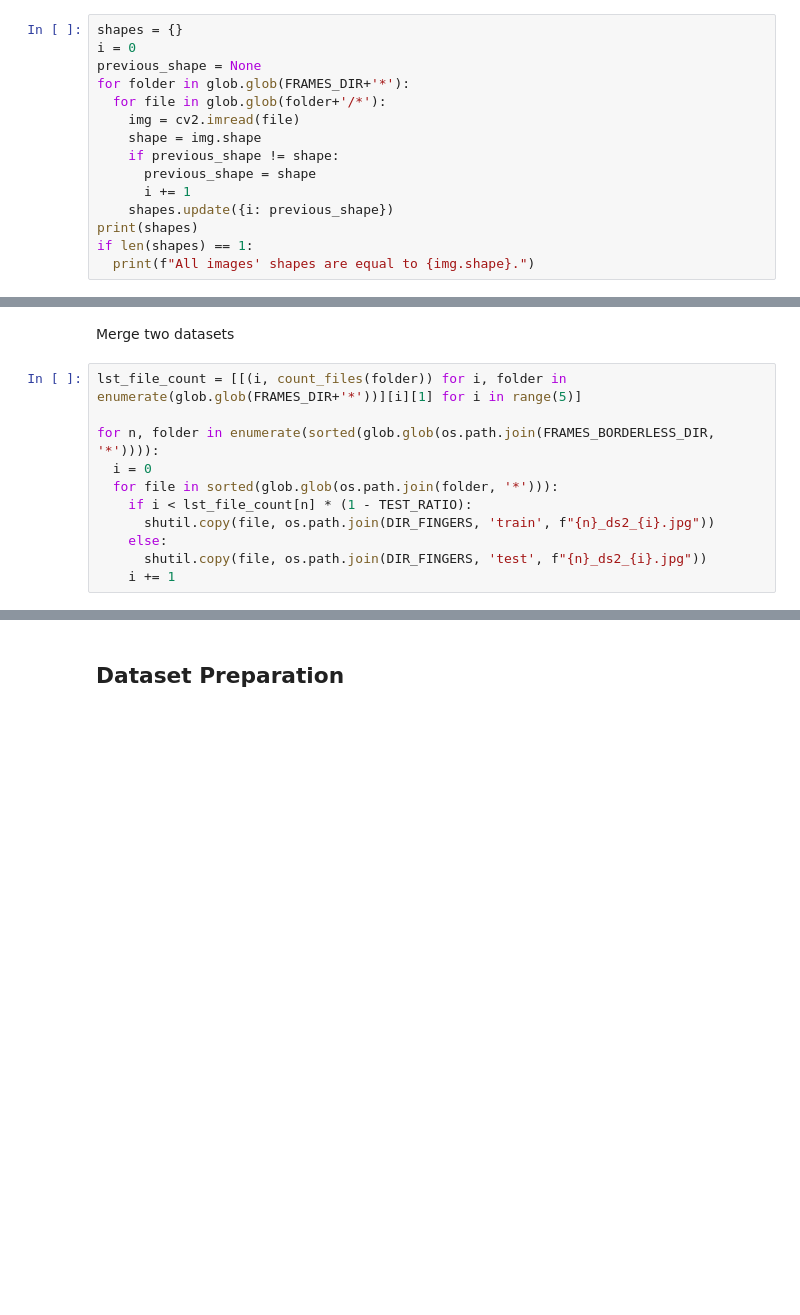
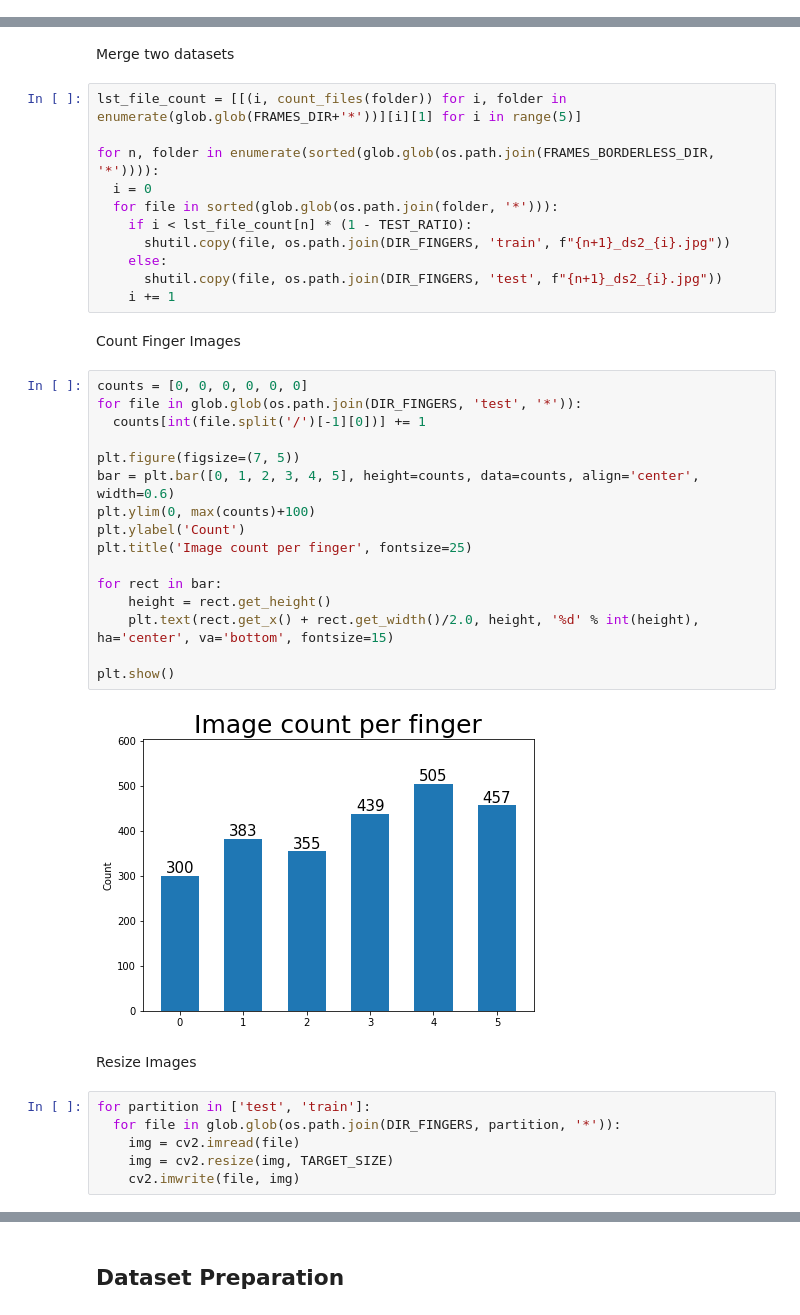
Before and after one commit to Paradiddle131/Finger-Count-Detection-Using-Deep-Learning, a Jupyter notebook: TSL_Preprocessing.ipynb, the cells around one changed output, grey strips where cells are left out. Drawn from its saved outputs; the diff is of its cells as text; blank space fills up the shorter version.

Commit message:
First Train After Merge

```diff
--- a/TSL_Preprocessing.ipynb
+++ b/TSL_Preprocessing.ipynb
@@ -216,15 +202,0 @@ Dimension Check
-# %%
-shapes = {}
-i = 0
-previous_shape = None
-for folder in glob.glob(FRAMES_DIR+'*'):
-  for file in glob.glob(folder+'/*'):
-    img = cv2.imread(file)
-    shape = img.shape
-    if previous_shape != shape:
-      previous_shape = shape
-      i += 1
-    shapes.update({i: previous_shape})
-print(shapes)
-if len(shapes) == 1:
-  print(f"All images' shapes are equal to {img.shape}.")
@@ -279,7 +221,35 @@ for n, folder in enumerate(sorted(glob.glob(os.path.join(FRAMES_BORDERLESS_DIR,
   i = 0
   for file in sorted(glob.glob(os.path.join(folder, '*'))):
     if i < lst_file_count[n] * (1 - TEST_RATIO):
-      shutil.copy(file, os.path.join(DIR_FINGERS, 'train', f"{n}_ds2_{i}.jpg"))
+      shutil.copy(file, os.path.join(DIR_FINGERS, 'train', f"{n+1}_ds2_{i}.jpg"))
     else:
-      shutil.copy(file, os.path.join(DIR_FINGERS, 'test', f"{n}_ds2_{i}.jpg"))
+      shutil.copy(file, os.path.join(DIR_FINGERS, 'test', f"{n+1}_ds2_{i}.jpg"))
     i += 1
+# %% [markdown]
+Count Finger Images
+# %%
+counts = [0, 0, 0, 0, 0, 0]
+for file in glob.glob(os.path.join(DIR_FINGERS, 'test', '*')):
+  counts[int(file.split('/')[-1][0])] += 1
+
+plt.figure(figsize=(7, 5))
+bar = plt.bar([0, 1, 2, 3, 4, 5], height=counts, data=counts, align='center', width=0.6)
+plt.ylim(0, max(counts)+100)
+plt.ylabel('Count')
+plt.title('Image count per finger', fontsize=25)
+
+for rect in bar:
+    height = rect.get_height()
+    plt.text(rect.get_x() + rect.get_width()/2.0, height, '%d' % int(height), ha='center', va='bottom', fontsize=15)
+
+plt.show()
+# %% [output]
+[figure, added]
+# %% [markdown]
+Resize Images
+# %%
+for partition in ['test', 'train']:
+  for file in glob.glob(os.path.join(DIR_FINGERS, partition, '*')):
+    img = cv2.imread(file)
+    img = cv2.resize(img, TARGET_SIZE)
+    cv2.imwrite(file, img)
```
Also changed, not shown: parts of 31 cells of this notebook.
